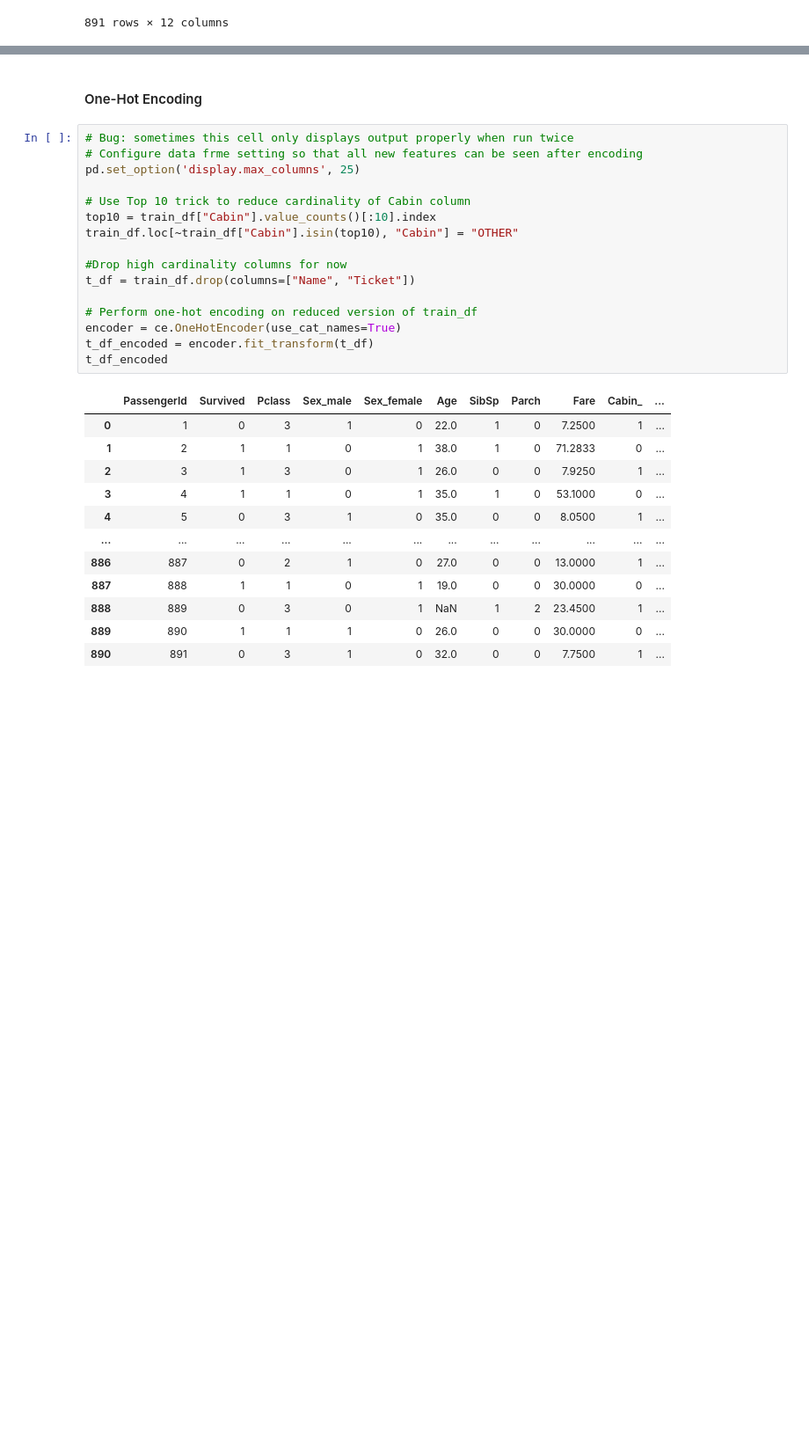
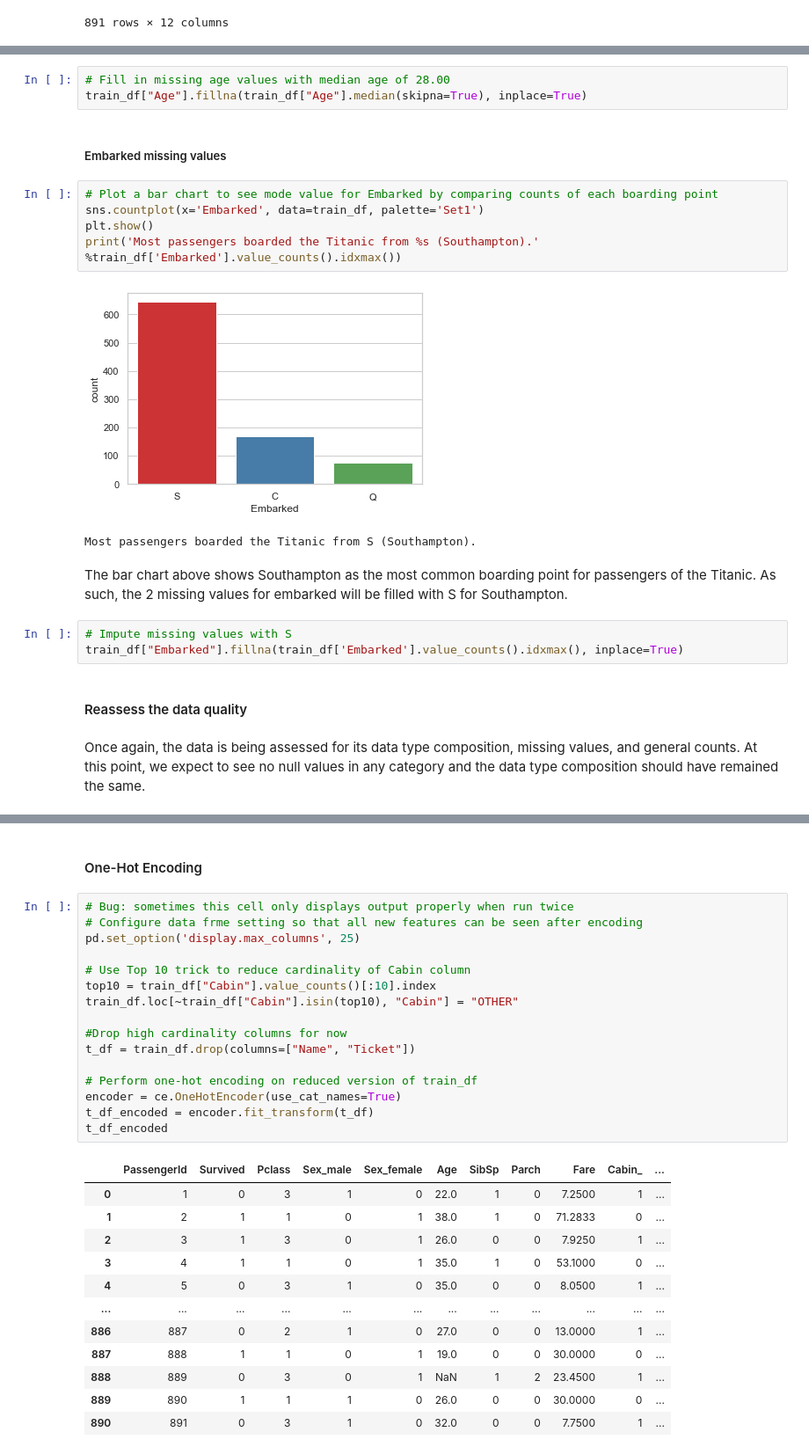
Before and after one commit to catstacks/TDADSAssignments, a Jupyter notebook: LogReg.ipynb, the cells around one changed output, grey strips where cells are left out. Shown at 88% size. Drawn from its saved outputs; the diff is of its cells as text; blank space fills up the shorter version.

```diff
--- a/LogReg.ipynb
+++ b/LogReg.ipynb
@@ -151,0 +192,22 @@ train_df
+# %%
+# Fill in missing age values with median age of 28.00
+train_df["Age"].fillna(train_df["Age"].median(skipna=True), inplace=True)
+# %% [markdown]
+##### Embarked missing values
+# %%
+# Plot a bar chart to see mode value for Embarked by comparing counts of each boarding point
+sns.countplot(x='Embarked', data=train_df, palette='Set1')
+plt.show()
+print('Most passengers boarded the Titanic from %s (Southampton).' %train_df['Embarked'].value_counts().idxmax())
+# %% [output]
+[figure, added]
+Most passengers boarded the Titanic from S (Southampton).
+# %% [markdown]
+The bar chart above shows Southampton as the most common boarding point for passengers of the Titanic. As such, the 2 missing values for embarked will be filled with S for Southampton.
+# %%
+# Impute missing values with S
+train_df["Embarked"].fillna(train_df['Embarked'].value_counts().idxmax(), inplace=True)
+# %% [markdown]
+#### Reassess the data quality
+# %% [markdown]
+Once again, the data is being assessed for its data type composition, missing values, and general counts. At this point, we expect to see no null values in any category and the data type composition should have remained the same.
```
Also changed, not shown: parts of 14 cells of this notebook.
